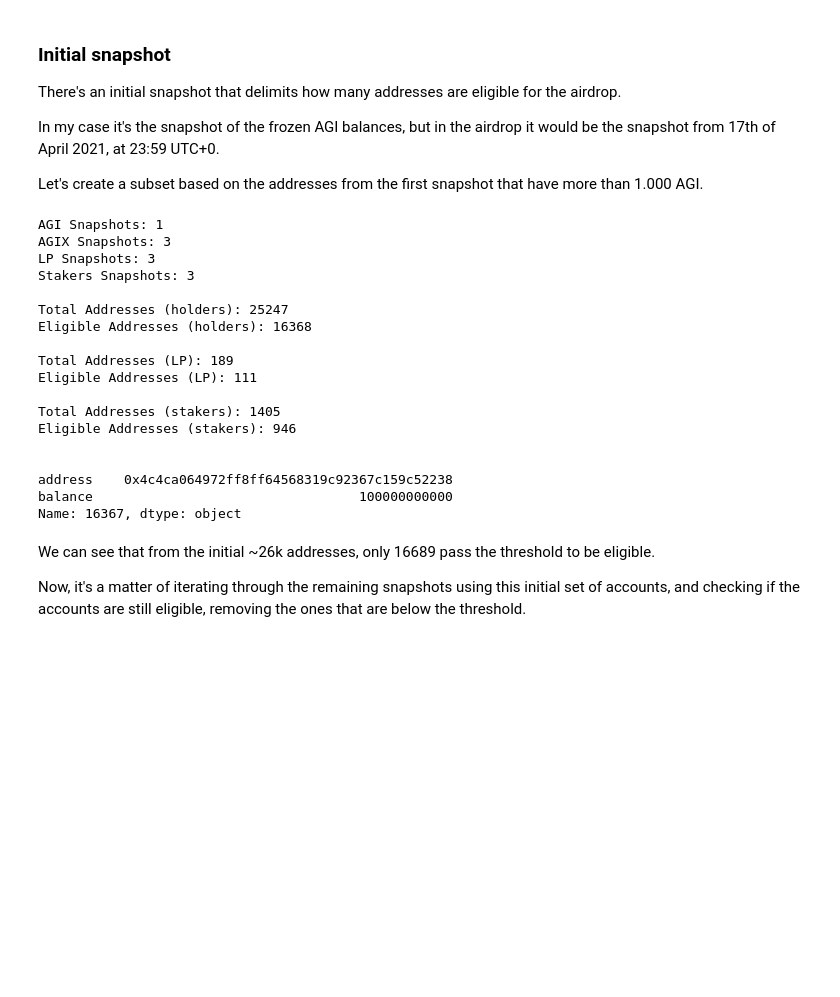
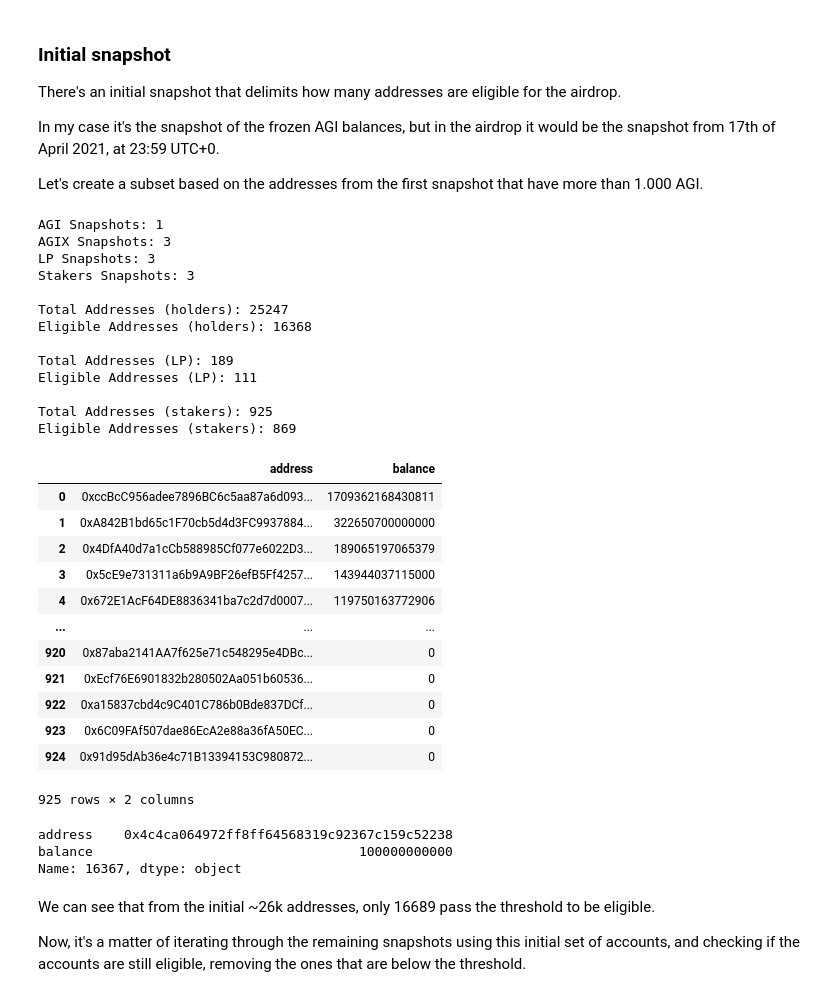
Before and after one commit to mathisbeauty/snapshot-processing, a Jupyter notebook: notebooks/pipeline.ipynb, the cells around one changed output. Cells and saved outputs as stored; diff of their text form; code cells hidden in the pictures; blank space fills up the shorter version.

```diff
--- a/notebooks/pipeline.ipynb
+++ b/notebooks/pipeline.ipynb
@@ -155,41 +180,52 @@ print()
 
 # Get the first snapshot and use it as the starting point for the calculations
 def get_initial(initial_snapshot, category):
     total_addresses = len(initial_snapshot.index)
     eligible_addresses_initial = initial_snapshot[initial_snapshot['balance'] >= AGI_THRESHOLD]
 
     print('Total Addresses (%s): %s' % (category, total_addresses))
     print('Eligible Addresses (%s): %s' % (category, len(eligible_addresses_initial.index)))
     print()
 
     return eligible_addresses_initial
 
 eligible_addresses_holders = get_initial(agi_snapshots[0], 'holders')
 eligible_addresses_lp = get_initial(lp_snapshots[0], 'LP')
 eligible_addresses_stakers = get_initial(stakers_snapshots[0], 'stakers')
-
+display(stakers_snapshots[0])
 print()
 # Print address with smaller eligible balance
 print(eligible_addresses_holders.iloc[-1])
 # %% [output]
 AGI Snapshots: 1
 AGIX Snapshots: 3
 LP Snapshots: 3
 Stakers Snapshots: 3
 
 Total Addresses (holders): 25247
 Eligible Addresses (holders): 16368
 
 Total Addresses (LP): 189
 Eligible Addresses (LP): 111
 
-Total Addresses (stakers): 1405
-Eligible Addresses (stakers): 946
-
-
-address    0x4c4ca064972ff8ff64568319c92367c159c52238
-balance                                  100000000000
-Name: 16367, dtype: object
+Total Addresses (stakers): 925
+Eligible Addresses (stakers): 869
+|  | address | balance |
+| 0 | 0xccBcC956adee7896BC6c5aa87a6d093... | 1709362168430811 |
+| 1 | 0xA842B1bd65c1F70cb5d4d3FC9937884... | 322650700000000 |
+| 2 | 0x4DfA40d7a1cCb588985Cf077e6022D3... | 189065197065379 |
+| 3 | 0x5cE9e731311a6b9A9BF26efB5Ff4257... | 143944037115000 |
+| 4 | 0x672E1AcF64DE8836341ba7c2d7d0007... | 119750163772906 |
+| ... | ... | ... |
+| 920 | 0x87aba2141AA7f625e71c548295e4DBc... | 0 |
+| 921 | 0xEcf76E6901832b280502Aa051b60536... | 0 |
+| 922 | 0xa15837cbd4c9C401C786b0Bde837DCf... | 0 |
+| 923 | 0x6C09FAf507dae86EcA2e88a36fA50EC... | 0 |
+| 924 | 0x91d95dAb36e4c71B13394153C980872... | 0 |
+925 rows × 2 columns
+address    0x4c4ca064972ff8ff64568319c92367c159c52238
+balance                                  100000000000
+Name: 16367, dtype: object
 # %% [markdown]
 We can see that from the initial ~26k addresses, only 16689 pass the threshold to be eligible.
 
```
Also changed, not shown: parts of 11 cells of this notebook, 7 other files.
